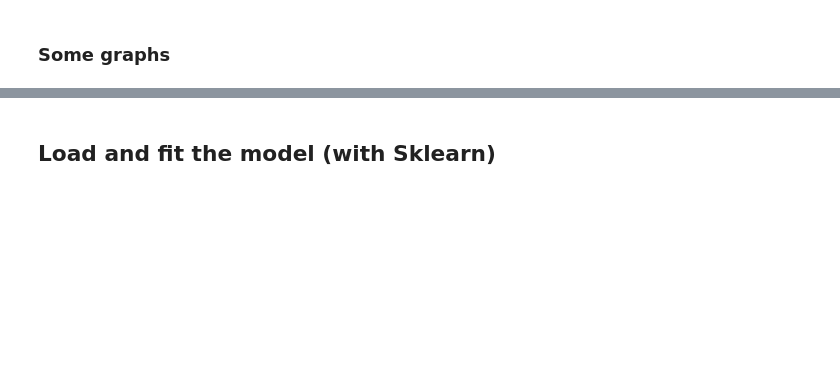
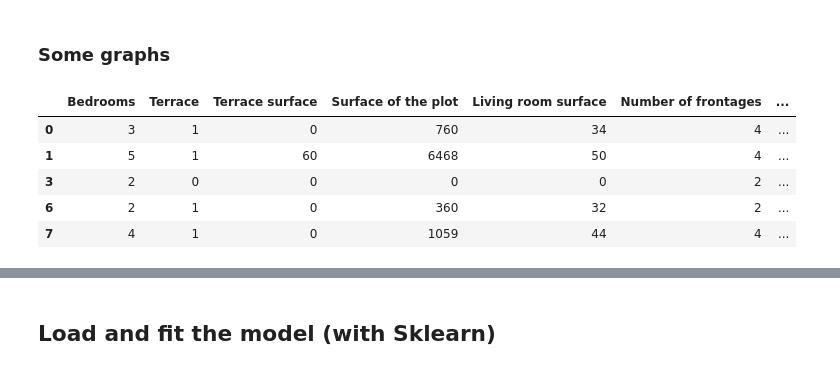
Before and after one commit to DeFre/ImmoEliza-data-analysis, a Jupyter notebook: model-building/all-models.ipynb, the cells around one changed output, grey strips where cells are left out. Cells and saved outputs as stored; diff of their text form; code cells hidden in the pictures; blank space fills up the shorter version.

```diff
--- a/model-building/all-models.ipynb
+++ b/model-building/all-models.ipynb
@@ -70,7 +79,16 @@ print(X)
 ### Some graphs
 # %%
 # create a dataframe which (only) combines X & y to create some graphs
-cropped_df = df[int_columns] + df["Price"]
+cropped_df = df.loc[:,int_columns]
+cropped_df["Price"] = df["Price"]
+cropped_df.head()
+# %% [output]
+|  | Bedrooms | Terrace | Terrace surface | Surface of the plot | Living room surface | Number of frontages | ... |
+| 0 | 3 | 1 | 0 | 760 | 34 | 4 | ... |
+| 1 | 5 | 1 | 60 | 6468 | 50 | 4 | ... |
+| 3 | 2 | 0 | 0 | 0 | 0 | 2 | ... |
+| 6 | 2 | 1 | 0 | 360 | 32 | 2 | ... |
+| 7 | 4 | 1 | 0 | 1059 | 44 | 4 | ... |
 # %%
 """Create pairplots (versus Price) and display dataframe"""
 
```
Also changed, not shown: parts of 12 cells of this notebook.
